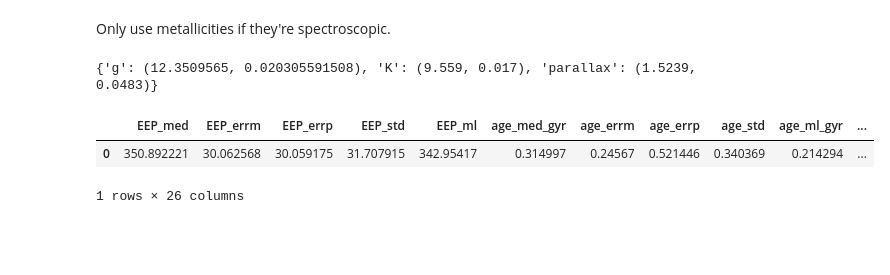
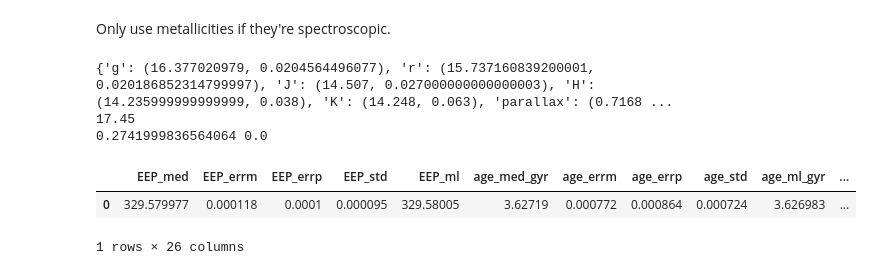
Before and after one commit to RuthAngus/planetage, a Jupyter notebook: paper/code/Exploring_data.ipynb, the cells around one changed output. Saved outputs shown, nothing was run; the diff lists cells and outputs as text; code cells hidden in the pictures; blank space fills up the shorter version.

```diff
--- a/paper/code/Exploring_data.ipynb
+++ b/paper/code/Exploring_data.ipynb
@@ -89,21 +176,32 @@ WARNING:root:Emcee3 not imported; be advised.
 Only use metallicities if they're spectroscopic.
 # %%
 i = 0
-if mcdf["n_[Fe/H]i"][i] == "SPE":
-    iso_params = {"g": (df.g_final[i], df.g_final_err[i]),
-                  "K": (df.Kmag[i], df.e_Kmag[i]),
-                  "feh": (mcdf["[Fe/H]i"][i], .05),
-                  "parallax": (df.plx[i]*1e3, df.plxe[i]*1e3)}
+if df["n_[Fe/H]i"].values[i] == "SPE":
+    iso_params = {"g": (df.g_final.values[i], df.g_final_err.values[i]),
+                  "r": (df.r_final.values[i], df.r_final_err.values[i]),
+                  "J": (df.Jmag.values[i], df.e_Jmag.values[i]),
+                  "H": (df.Hmag.values[i], df.e_Hmag.values[i]),
+                  "K": (df.Kmag.values[i], df.e_Kmag.values[i]),
+                  "feh": (df["[Fe/H]i"].values[i], .05),
+                  "parallax": (df.plx[i].values*1e3, df.plxe.values[i]*1e3)}
 else:
-    iso_params = {"g": (df.g_final[i], df.g_final_err[i]),
-                  "K": (df.Kmag[i], df.e_Kmag[i]),
-                  "parallax": (df.plx[i]*1e3, df.plxe[i]*1e3)}
+    iso_params = {"g": (df.g_final.values[i], df.g_final_err.values[i]),
+                  "r": (df.r_final.values[i], df.r_final_err.values[i]),
+                  "J": (df.Jmag.values[i], df.e_Jmag.values[i]),
+                  "H": (df.Hmag.values[i], df.e_Hmag.values[i]),
+                  "K": (df.Kmag.values[i], df.e_Kmag.values[i]),
+                  "parallax": (df.plx.values[i]*1e3, df.plxe.values[i]*1e3)}
 
 print(iso_params)
+print(df.Prot.values[i])
+print(df.Av.values[i], df.Av_errm.values[i])
 
-star = sd.Star(iso_params, prot=mcdf.Prot[i], prot_err=mcdf.Prot[i]*.05,
-               Av=mcdf.Av[i], Av_err=mcdf.Av_errp[i],
+prot, prot_err = df.Prot.values[i], df.Prot.values[i]*.05
+star = sd.Star(iso_params, prot=prot, prot_err=prot_err,
+               Av=df.Av.values[i], Av_err=df.Av_errp.values[i],
                savedir="posteriors", filename="test")
 # %% [output]
-{'g': (12.3509565, 0.020305591508), 'K': (9.559, 0.017), 'parallax': (1.5239, 0.0483)}
+{'g': (16.377020979, 0.0204564496077), 'r': (15.737160839200001, 0.020186852314799997), 'J': (14.507, 0.027000000000000003), 'H': (14.235999999999999, 0.038), 'K': (14.248, 0.063), 'parallax': (0.7168 ...
+17.45
+0.2741999836564064 0.0
 # %%
@@ -111,17 +209,17 @@ star.fit(max_n=10000, thin_by=1000)
 # %%
 from stardate import load_samples, read_samples
 
 # Load the samples.
-flatsamples, _3Dsamples = load_samples("posteriors/test.h5", burnin=1)
+flatsamples, samples, prior_samples, posterior_samples = load_samples("posteriors/test.h5", burnin=20)
 
 # Extract the median and maximum likelihood parameter estimates from the samples.
 results = read_samples(flatsamples)
 
 # Print the results as a pandas dataframe.
 results
 # %% [output]
 |  | EEP_med | EEP_errm | EEP_errp | EEP_std | EEP_ml | age_med_gyr | age_errm | age_errp | age_std | age_ml_gyr | ... |
-| 0 | 350.892221 | 30.062568 | 30.059175 | 31.707915 | 342.95417 | 0.314997 | 0.24567 | 0.521446 | 0.340369 | 0.214294 | ... |
+| 0 | 329.579977 | 0.000118 | 0.0001 | 0.000095 | 329.58005 | 3.62719 | 0.000772 | 0.000864 | 0.000724 | 3.626983 | ... |
 1 rows × 26 columns
 # %%
 import corner
```
Also changed, not shown: parts of 18 cells of this notebook.
